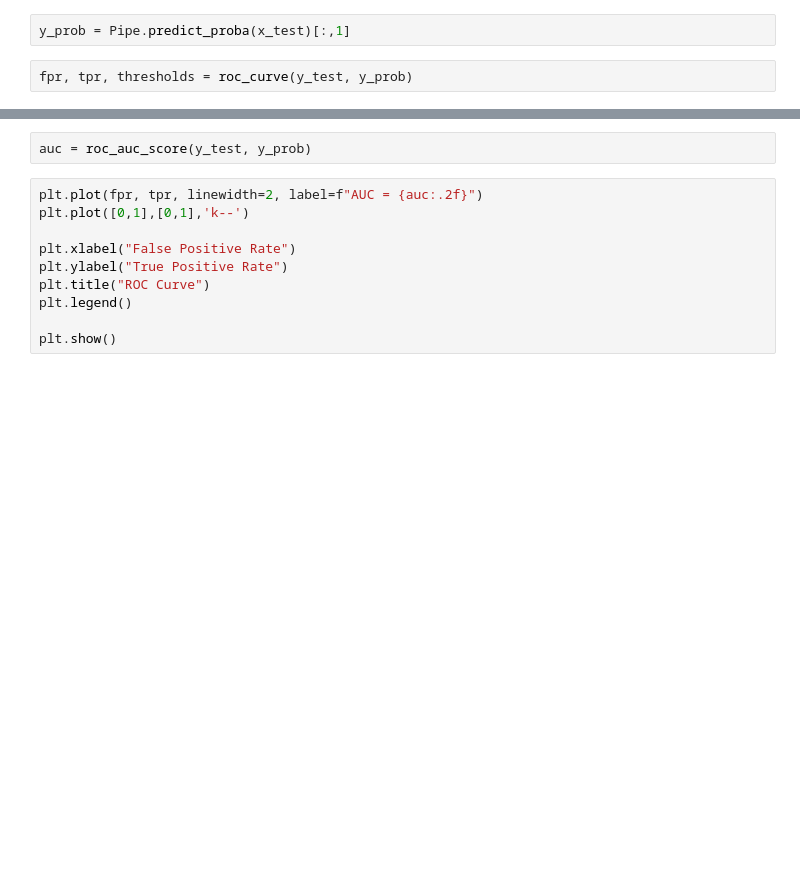
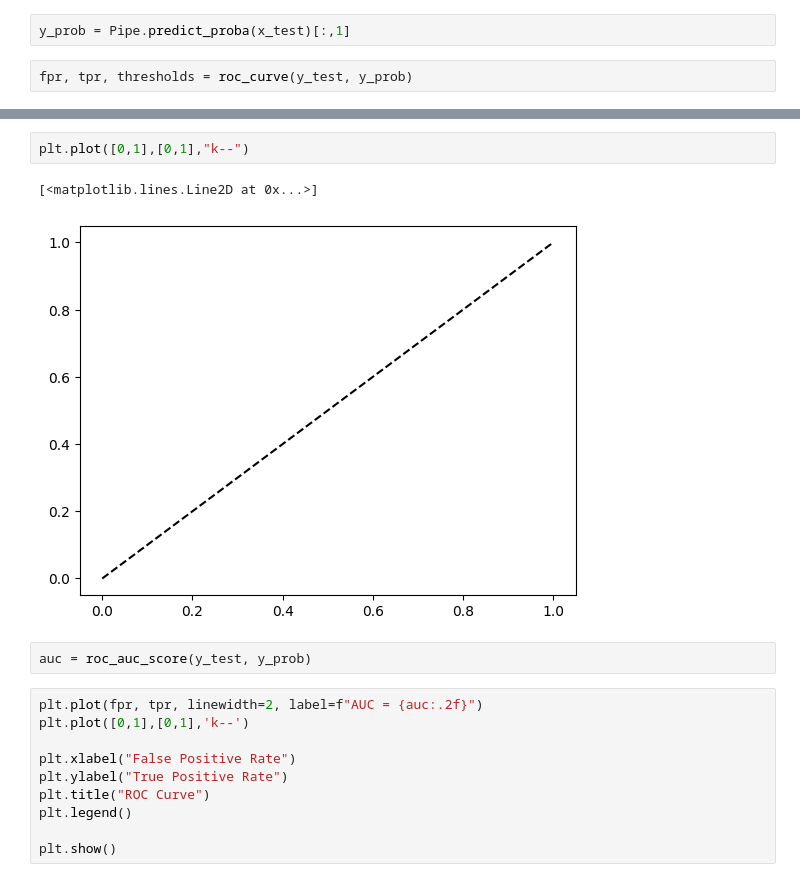
Before and after one commit to deveshpatwa/Free_Datasets, a Jupyter notebook: Machine Learning Class Files/3 Logistic Regression/Logistic_regression_code.ipynb, the cells around one changed output, grey strips where cells are left out. Drawn from its saved outputs; the diff is of its cells as text; blank space fills up the shorter version.

```diff
--- a/Machine Learning Class Files/3 Logistic Regression/Logistic_regression_code.ipynb
+++ b/Machine Learning Class Files/3 Logistic Regression/Logistic_regression_code.ipynb
@@ -418,3 +421,8 @@ fpr, tpr, thresholds = roc_curve(y_test, y_prob)
+# %%
+plt.plot([0,1],[0,1],"k--")
+# %% [output]
+[<matplotlib.lines.Line2D at 0x...>]
+[figure, added]
 # %%
 auc = roc_auc_score(y_test, y_prob)
 # %%
```
Also changed, not shown: parts of 2 cells of this notebook, 14 other files.
